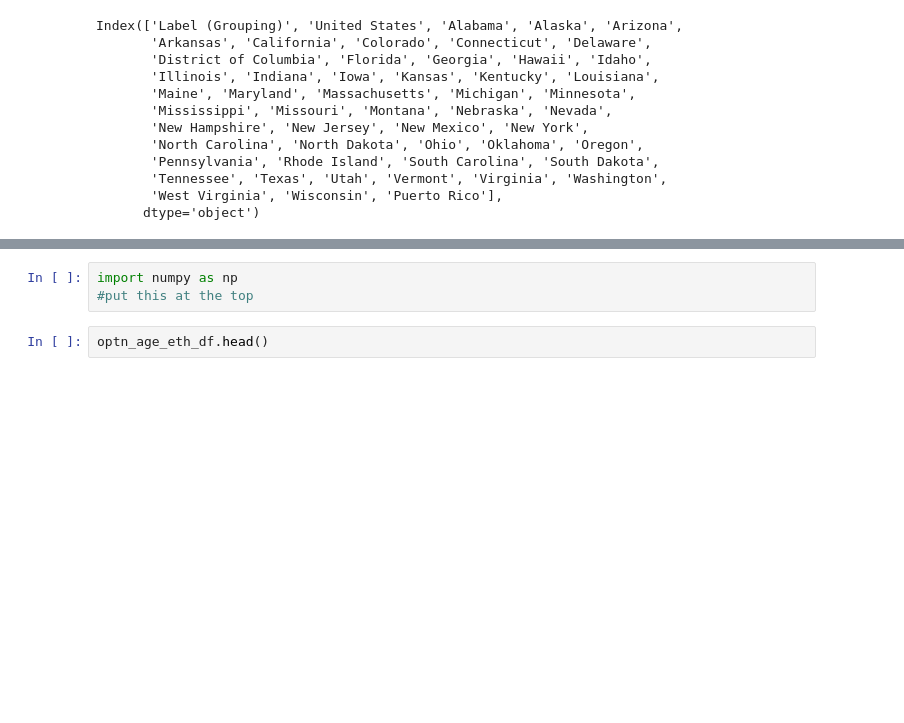
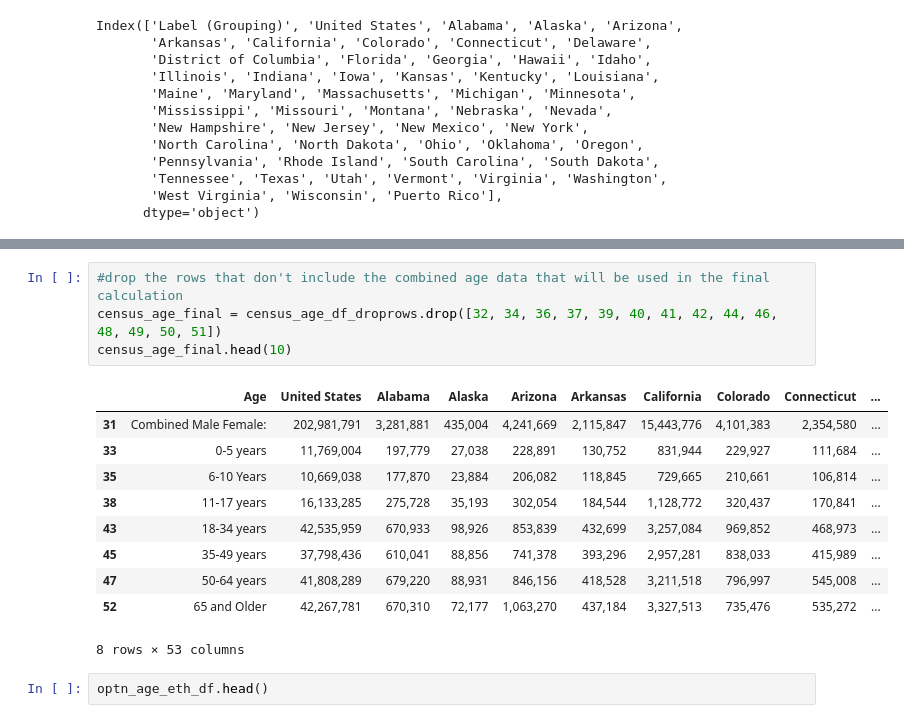
Before and after one commit to mwsierzega/Project3, a Jupyter notebook: Data_Census_OPTN.ipynb, the cells around one changed output, grey strips where cells are left out. Cells and saved outputs as stored; diff of their text form; blank space fills up the shorter version.

```diff
--- a/Data_Census_OPTN.ipynb
+++ b/Data_Census_OPTN.ipynb
@@ -126,6 +126,18 @@ census_age_df_droprows.head(20)
-# %%
-import numpy as np
-#put this at the top
+# %%
+#drop the rows that don't include the combined age data that will be used in the final calculation
+census_age_final = census_age_df_droprows.drop([32, 34, 36, 37, 39, 40, 41, 42, 44, 46, 48, 49, 50, 51])
+census_age_final.head(10)
+# %% [output]
+|  | Age | United States | Alabama | Alaska | Arizona | Arkansas | California | Colorado | Connecticut | ... |
+| 31 | Combined Male Female: | 202,981,791 | 3,281,881 | 435,004 | 4,241,669 | 2,115,847 | 15,443,776 | 4,101,383 | 2,354,580 | ... |
+| 33 | 0-5 years | 11,769,004 | 197,779 | 27,038 | 228,891 | 130,752 | 831,944 | 229,927 | 111,684 | ... |
+| 35 | 6-10 Years | 10,669,038 | 177,870 | 23,884 | 206,082 | 118,845 | 729,665 | 210,661 | 106,814 | ... |
+| 38 | 11-17 years | 16,133,285 | 275,728 | 35,193 | 302,054 | 184,544 | 1,128,772 | 320,437 | 170,841 | ... |
+| 43 | 18-34 years | 42,535,959 | 670,933 | 98,926 | 853,839 | 432,699 | 3,257,084 | 969,852 | 468,973 | ... |
+| 45 | 35-49 years | 37,798,436 | 610,041 | 88,856 | 741,378 | 393,296 | 2,957,281 | 838,033 | 415,989 | ... |
+| 47 | 50-64 years | 41,808,289 | 679,220 | 88,931 | 846,156 | 418,528 | 3,211,518 | 796,997 | 545,008 | ... |
+| 52 | 65 and Older | 42,267,781 | 670,310 | 72,177 | 1,063,270 | 437,184 | 3,327,513 | 735,476 | 535,272 | ... |
+8 rows × 53 columns
 # %%
 optn_age_eth_df.head()
 # %% [output]
```
Also changed, not shown: parts of 4 cells of this notebook, 4 other files.
